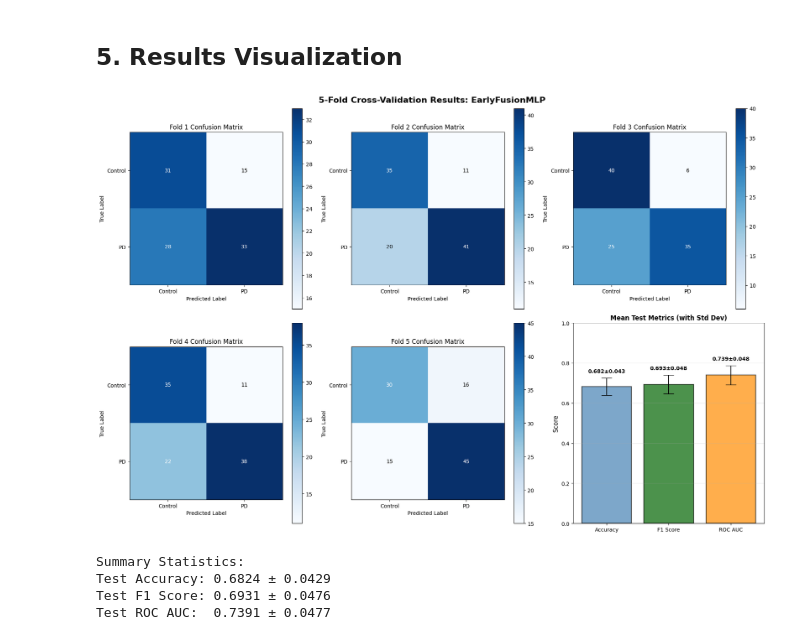
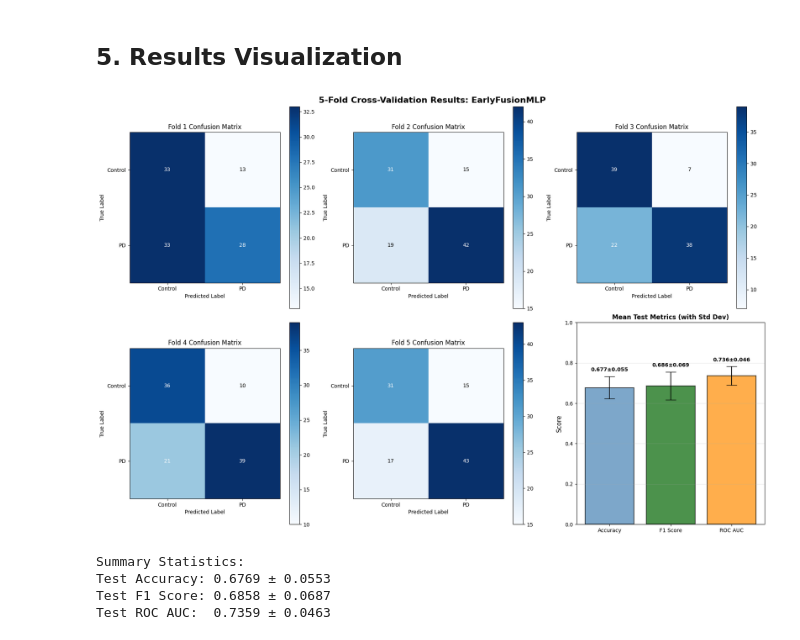
Before and after one commit to maelysclerget/multimodal-parkinson-detection-ml, a Jupyter notebook: src_GAMMA/FusionPipelines/EarlyFusionPipeline.ipynb, the cells around one changed output. Cells and saved outputs as stored; diff of their text form; code cells hidden in the pictures.

Commit message:
Success at Hyperparameter tuning

```diff
--- a/src_GAMMA/FusionPipelines/EarlyFusionPipeline.ipynb
+++ b/src_GAMMA/FusionPipelines/EarlyFusionPipeline.ipynb
@@ -309,3 +135,21 @@ Test F1 Score: 0.6931 ± 0.0476
 Test ROC AUC:  0.7391 ± 0.0477
 
 Models saved at: ['/mloscratch/users/mihaylov/NeuroMeditron/src_GAMMA/models/EarlyFusion/model_fold_0.pth', '/mloscratch/users/mihaylov/NeuroMeditron/src_GAMMA/models/EarlyFusion/model_fold_1.pth', '/ ...
+# %%
+output_dir_mlp = "/mloscratch/users/mihaylov/NeuroMeditron/src_GAMMA/models/EarlyFusion/"
+
+hyperparam_tuning_res = hyperparameter_tuning(
+    features_csv = FUSION_FEATURES,
+    labels_csv = LABELS,
+    train_folds_csv = TRAIN_FOLDS,
+    val_test_folds_csv = VAL_TEST_FOLDS,
+    output_dir = output_dir_mlp,
+    hidden_dims = [[256, 128, 64], [256, 128, 64, 32]],
+    batch_size = [64],
+    weight_decay = [0.01],
+    dropout = [0.8, 0.75],
+    class_weight = [3],
+    num_epochs = [150],
+    learning_rate = [0.001],
+    verbose=True
+)
@@ -317,7 +194,7 @@ fig, axes = plt.subplots(2, 3, figsize=(18, 12))
 fig.suptitle('5-Fold Cross-Validation Results: EarlyFusionMLP', fontsize=16, fontweight='bold')
 
 # Plot confusion matrices for each fold
-for i, cm in enumerate(cv_results['confusion_matrices']):
+for i, cm in enumerate(hyperparam_tuning_res['confusion_matrices']):
     if i < 5:  # We have 5 folds
         row = i // 3
         col = i % 3
@@ -346,40 +223,40 @@ for i, cm in enumerate(cv_results['confusion_matrices']):
         ax.set_xticklabels(['Control', 'PD'])
         ax.set_yticklabels(['Control', 'PD'])
 
 # Plot mean metrics with error bars in the last subplot
 ax = axes[1, 2]
 metrics = ['Accuracy', 'F1 Score', 'ROC AUC']
-means = [cv_results['mean_test_acc'], cv_results['mean_test_f1'], cv_results['mean_test_roc_auc']]
-stds = [cv_results['std_test_acc'], cv_results['std_test_f1'], cv_results['std_test_roc_auc']]
+means = [hyperparam_tuning_res['mean_test_acc'], hyperparam_tuning_res['mean_test_f1'], hyperparam_tuning_res['mean_test_roc_auc']]
+stds = [hyperparam_tuning_res['std_test_acc'], hyperparam_tuning_res['std_test_f1'], hyperparam_tuning_res['std_test_roc_auc']]
 
 x_pos = np.arange(len(metrics))
 bars = ax.bar(x_pos, means, yerr=stds, align='center', alpha=0.7,
               color=['steelblue', 'darkgreen', 'darkorange'],
               ecolor='black', capsize=10, edgecolor='black', linewidth=1.5)
 
 ax.set_ylabel('Score', fontsize=12)
 ax.set_title('Mean Test Metrics (with Std Dev)', fontsize=12, fontweight='bold')
 ax.set_xticks(x_pos)
 ax.set_xticklabels(metrics)
 ax.set_ylim([0, 1.0])
 ax.grid(True, alpha=0.3, axis='y')
 
 # Add value labels on bars
 for i, (mean, std) in enumerate(zip(means, stds)):
     ax.text(i, mean + std + 0.02, f'{mean:.3f}±{std:.3f}',
             ha='center', va='bottom', fontsize=10, fontweight='bold')
 
 plt.tight_layout()
 plt.show()
 
 # Print summary statistics
 print("\nSummary Statistics:")
-print(f"Test Accuracy: {cv_results['mean_test_acc']:.4f} ± {cv_results['std_test_acc']:.4f}")
-print(f"Test F1 Score: {cv_results['mean_test_f1']:.4f} ± {cv_results['std_test_f1']:.4f}")
-print(f"Test ROC AUC:  {cv_results['mean_test_roc_auc']:.4f} ± {cv_results['std_test_roc_auc']:.4f}")
+print(f"Test Accuracy: {hyperparam_tuning_res['mean_test_acc']:.4f} ± {hyperparam_tuning_res['std_test_acc']:.4f}")
+print(f"Test F1 Score: {hyperparam_tuning_res['mean_test_f1']:.4f} ± {hyperparam_tuning_res['std_test_f1']:.4f}")
+print(f"Test ROC AUC:  {hyperparam_tuning_res['mean_test_roc_auc']:.4f} ± {hyperparam_tuning_res['std_test_roc_auc']:.4f}")
 # %% [output]
-[figure, old version]
+[figure, new version]
 Summary Statistics:
-Test Accuracy: 0.6824 ± 0.0429
-Test F1 Score: 0.6931 ± 0.0476
-Test ROC AUC:  0.7391 ± 0.0477
+Test Accuracy: 0.6769 ± 0.0553
+Test F1 Score: 0.6858 ± 0.0687
+Test ROC AUC:  0.7359 ± 0.0463
```
Also changed, not shown: parts of 4 cells of this notebook, 1 other file.
